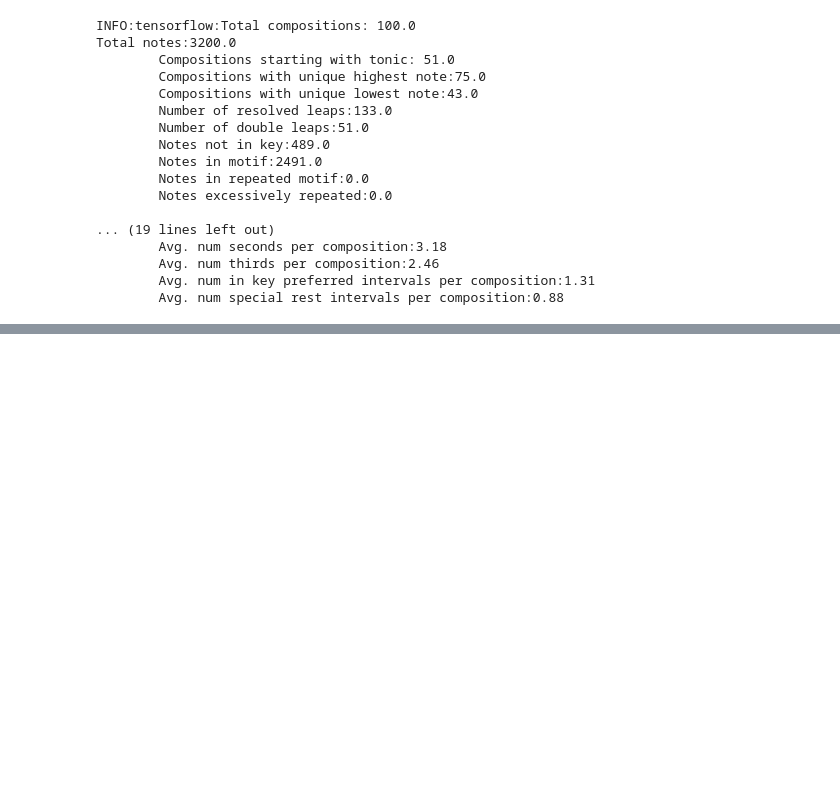
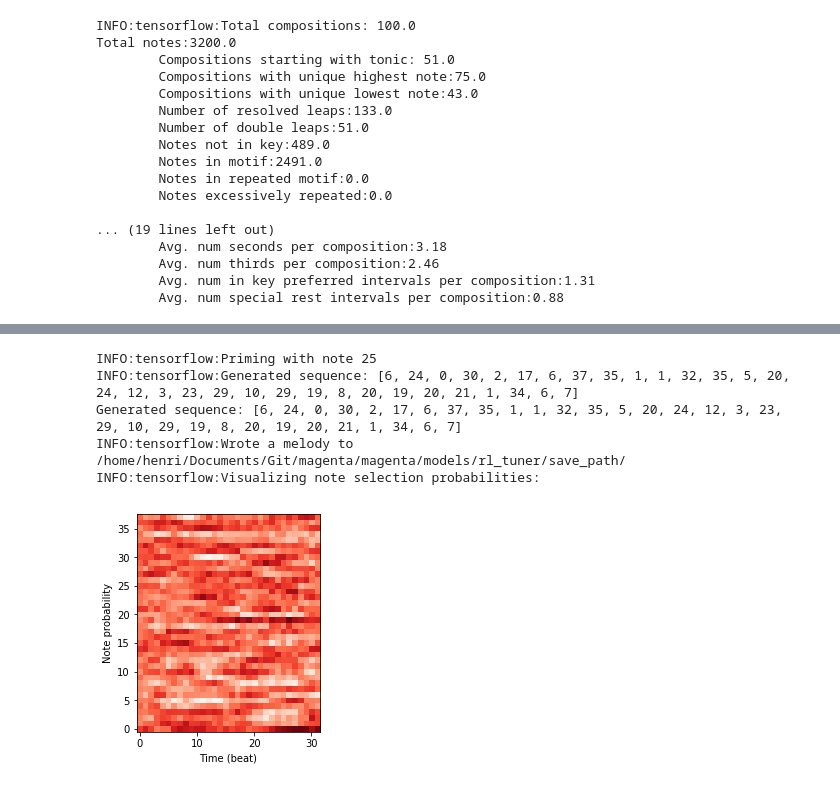
Before and after one commit to herougo/magenta, a Jupyter notebook: magenta/models/rl_tuner/rl_tuner.ipynb, the cells around one changed output, grey strips where cells are left out. Drawn from its saved outputs; the diff is of its cells as text; code cells hidden in the pictures; blank space fills up the shorter version.

```diff
--- a/magenta/models/rl_tuner/rl_tuner.ipynb
+++ b/magenta/models/rl_tuner/rl_tuner.ipynb
@@ -179,0 +205,7 @@ Total notes:3200.0
+# %%
+rl_net = rl_tuner.RLTuner(SAVE_PATH,
+                          dqn_hparams=rl_tuner_hparams,
+                          algorithm=ALGORITHM,
+                          reward_scaler=REWARD_SCALER,
+                          output_every_nth=OUTPUT_EVERY_NTH,
+                          num_notes_in_melody=NUM_NOTES_IN_COMPOSITION)
@@ -179,0 +236,9 @@ Total notes:3200.0
+# %%
+rl_net.generate_music_sequence(visualize_probs=True, title='test')
+# %% [output]
+INFO:tensorflow:Priming with note 25
+INFO:tensorflow:Generated sequence: [6, 24, 0, 30, 2, 17, 6, 37, 35, 1, 1, 32, 35, 5, 20, 24, 12, 3, 23, 29, 10, 29, 19, 8, 20, 19, 20, 21, 1, 34, 6, 7]
+Generated sequence: [6, 24, 0, 30, 2, 17, 6, 37, 35, 1, 1, 32, 35, 5, 20, 24, 12, 3, 23, 29, 10, 29, 19, 8, 20, 19, 20, 21, 1, 34, 6, 7]
+INFO:tensorflow:Wrote a melody to /home/henri/Documents/Git/magenta/magenta/models/rl_tuner/save_path/
+INFO:tensorflow:Visualizing note selection probabilities:
+[figure, added]
```
Also changed, not shown: parts of 12 cells of this notebook, 2 other files.
